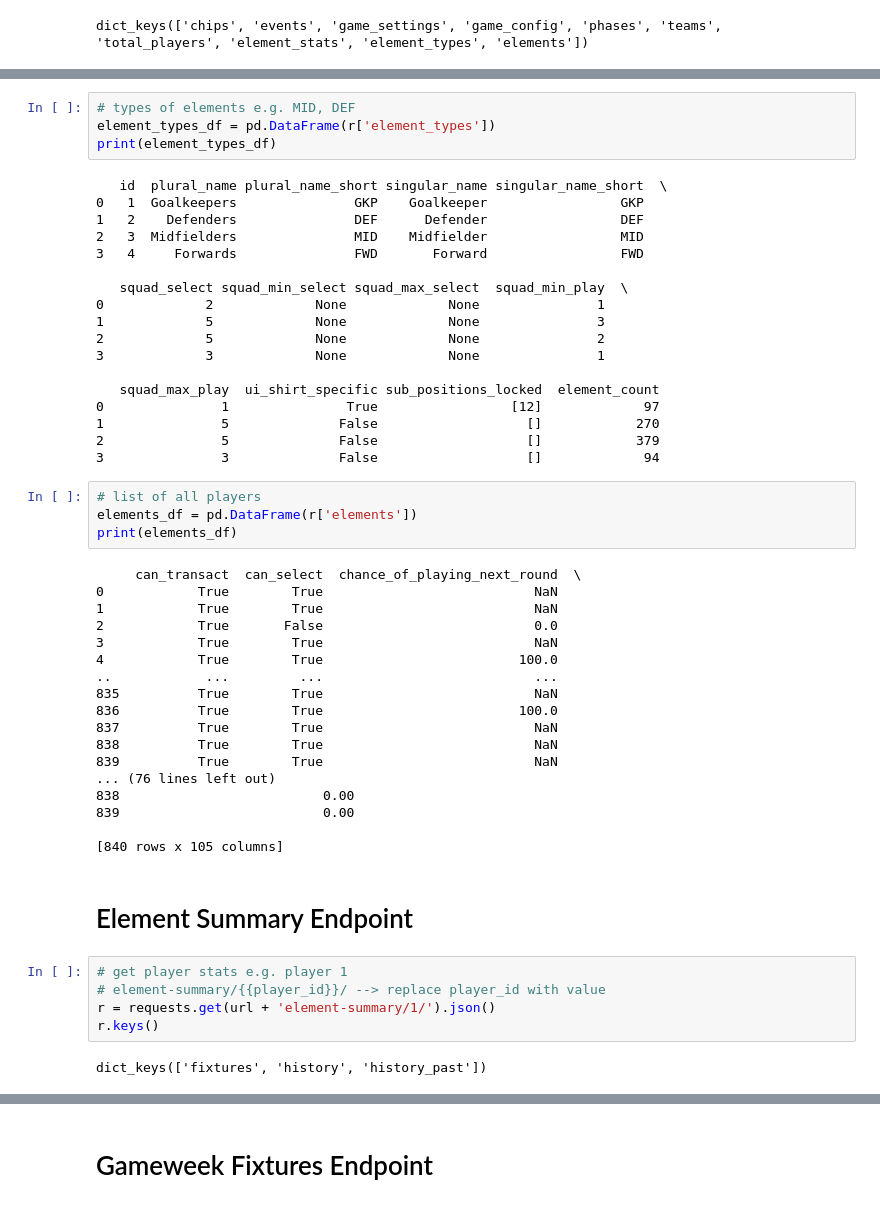
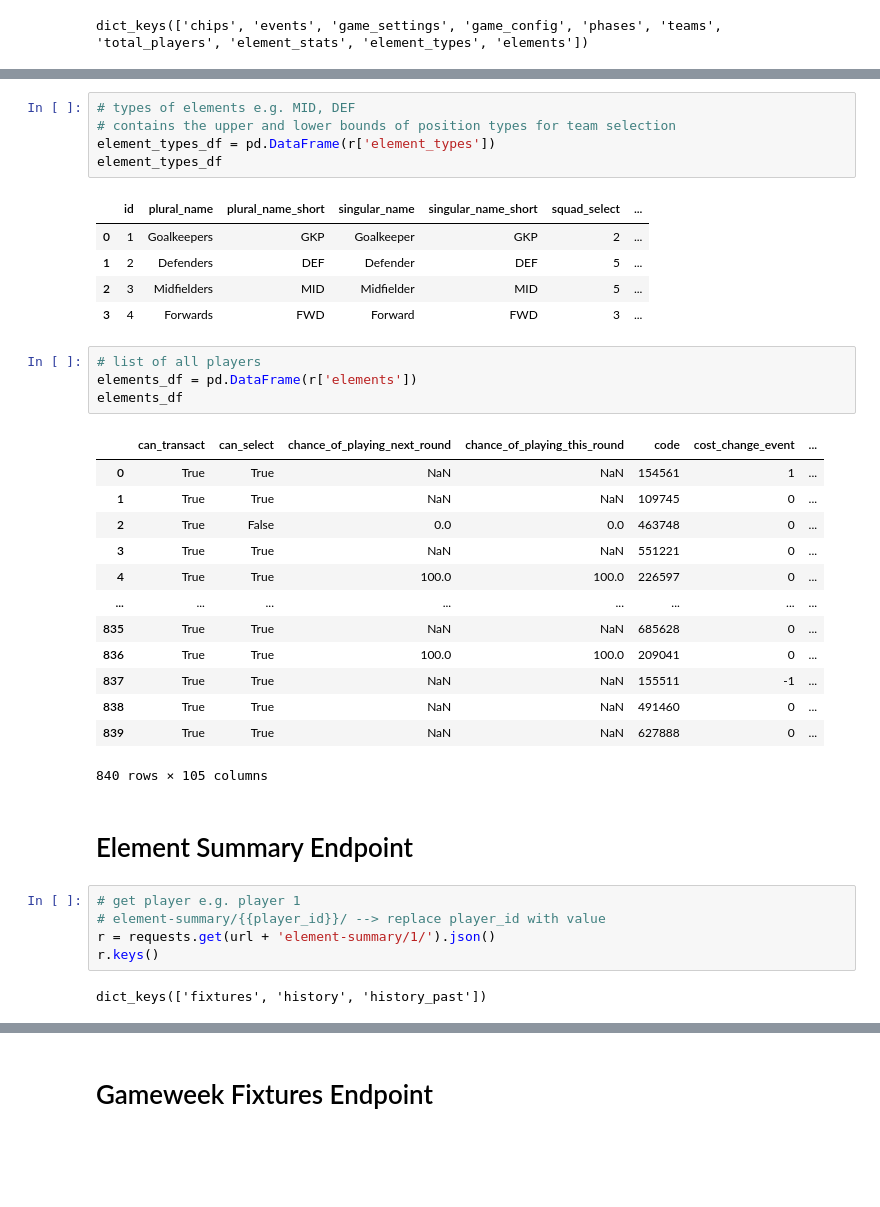
Before and after one commit to Jonesy137/FPLTool, a Jupyter notebook: notebooks/FPLAPI.ipynb, the cells around one changed output, grey strips where cells are left out. Saved outputs shown, nothing was run; the diff lists cells and outputs as text; blank space fills up the shorter version.

```diff
--- a/notebooks/FPLAPI.ipynb
+++ b/notebooks/FPLAPI.ipynb
@@ -130,51 +118,36 @@ print(element_stats_df)
 # %%
 # types of elements e.g. MID, DEF
+# contains the upper and lower bounds of position types for team selection
 element_types_df = pd.DataFrame(r['element_types'])
-print(element_types_df)
+element_types_df
 # %% [output]
-   id  plural_name plural_name_short singular_name singular_name_short  \
-0   1  Goalkeepers               GKP    Goalkeeper                 GKP
-1   2    Defenders               DEF      Defender                 DEF
-2   3  Midfielders               MID    Midfielder                 MID
-3   4     Forwards               FWD       Forward                 FWD
-
-   squad_select squad_min_select squad_max_select  squad_min_play  \
-0             2             None             None               1
-1             5             None             None               3
-2             5             None             None               2
-3             3             None             None               1
-
-   squad_max_play  ui_shirt_specific sub_positions_locked  element_count
-0               1               True                 [12]             97
-1               5              False                   []            270
-2               5              False                   []            379
-3               3              False                   []             94
+|  | id | plural_name | plural_name_short | singular_name | singular_name_short | squad_select | ... |
+| 0 | 1 | Goalkeepers | GKP | Goalkeeper | GKP | 2 | ... |
+| 1 | 2 | Defenders | DEF | Defender | DEF | 5 | ... |
+| 2 | 3 | Midfielders | MID | Midfielder | MID | 5 | ... |
+| 3 | 4 | Forwards | FWD | Forward | FWD | 3 | ... |
 # %%
 # list of all players
 elements_df = pd.DataFrame(r['elements'])
-print(elements_df)
+elements_df
 # %% [output]
+|  | can_transact | can_select | chance_of_playing_next_round | chance_of_playing_this_round | code | cost_change_event | ... |
+| 0 | True | True | NaN | NaN | 154561 | 1 | ... |
+| 1 | True | True | NaN | NaN | 109745 | 0 | ... |
+| 2 | True | False | 0.0 | 0.0 | 463748 | 0 | ... |
+| 3 | True | True | NaN | NaN | 551221 | 0 | ... |
+| 4 | True | True | 100.0 | 100.0 | 226597 | 0 | ... |
+| ... | ... | ... | ... | ... | ... | ... | ... |
+| 835 | True | True | NaN | NaN | 685628 | 0 | ... |
+| 836 | True | True | 100.0 | 100.0 | 209041 | 0 | ... |
+| 837 | True | True | NaN | NaN | 155511 | -1 | ... |
+| 838 | True | True | NaN | NaN | 491460 | 0 | ... |
+| 839 | True | True | NaN | NaN | 627888 | 0 | ... |
-     can_transact  can_select  chance_of_playing_next_round  \
-0            True        True                           NaN
-1            True        True                           NaN
-2            True       False                           0.0
-3            True        True                           NaN
-4            True        True                         100.0
-..            ...         ...                           ...
-835          True        True                           NaN
-836          True        True                         100.0
-837          True        True                           NaN
-838          True        True                           NaN
-839          True        True                           NaN
-... (76 lines left out)
-838                          0.00
-839                          0.00
-
-[840 rows x 105 columns]
+840 rows × 105 columns
 # %% [markdown]
 # Element Summary Endpoint
 # %%
-# get player stats e.g. player 1
+# get player e.g. player 1
 # element-summary/{{player_id}}/ --> replace player_id with value
 r = requests.get(url + 'element-summary/1/').json()
 r.keys()
```
Also changed, not shown: parts of 13 cells of this notebook.
